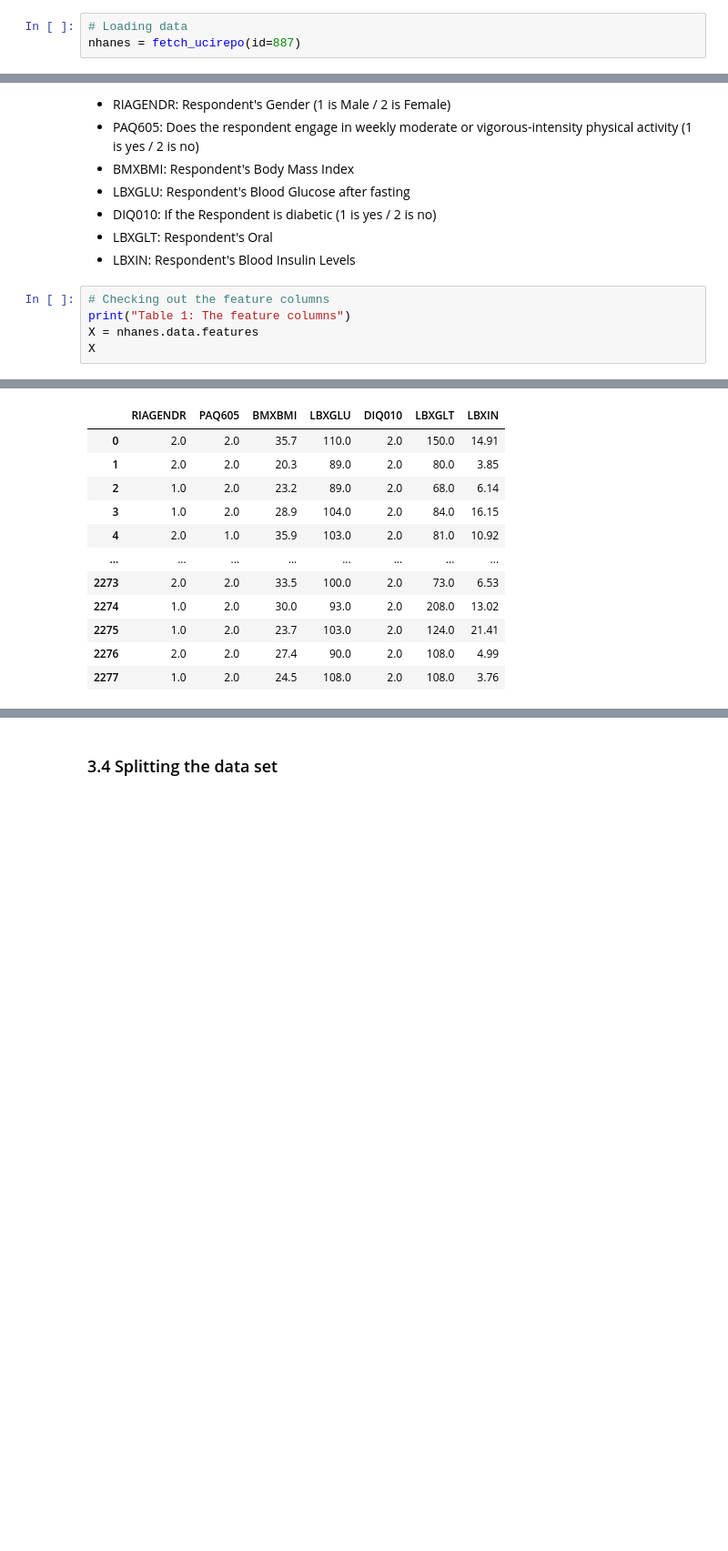
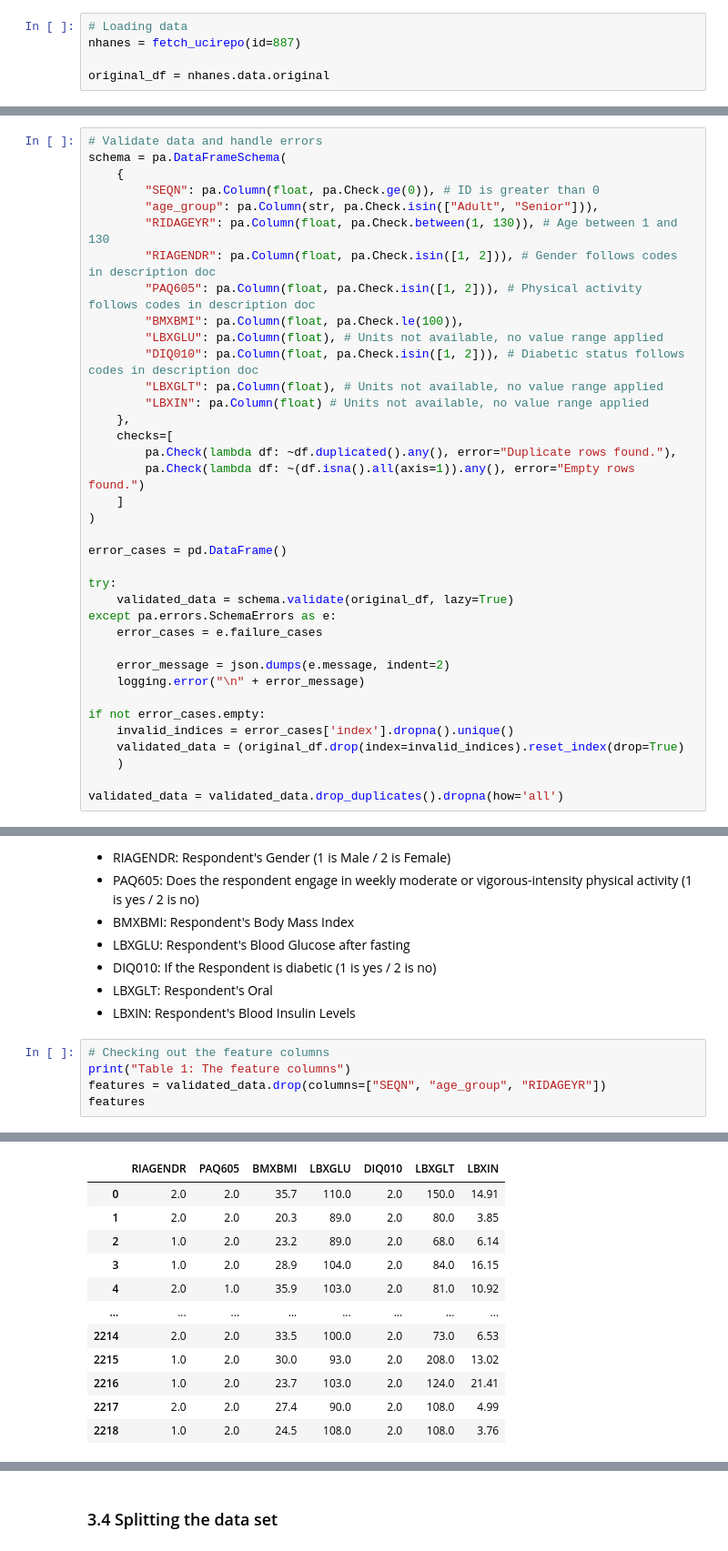
Before and after one commit to UBC-MDS/DSCI522-2425-39-FMJ, a Jupyter notebook: notebooks/age_group_classification.ipynb, the cells around one changed output, grey strips where cells are left out. Shown at 91% size. Drawn from its saved outputs; the diff is of its cells as text; blank space fills up the shorter version.

Commit message:
added validation checks, updated  downstream data cleaning

```diff
--- a/notebooks/age_group_classification.ipynb
+++ b/notebooks/age_group_classification.ipynb
@@ -54,3 +65,5 @@ from sklearn.preprocessing import OneHotEncoder, StandardScaler
 # %%
 # Loading data
 nhanes = fetch_ucirepo(id=887)
+
+original_df = nhanes.data.original
@@ -77,0 +70,37 @@ print(nhanes.variables)
+# %%
+# Validate data and handle errors
+schema = pa.DataFrameSchema(
+    {
+        "SEQN": pa.Column(float, pa.Check.ge(0)), # ID is greater than 0
+        "age_group": pa.Column(str, pa.Check.isin(["Adult", "Senior"])),
+        "RIDAGEYR": pa.Column(float, pa.Check.between(1, 130)), # Age between 1 and 130
+        "RIAGENDR": pa.Column(float, pa.Check.isin([1, 2])), # Gender follows codes in description doc
+        "PAQ605": pa.Column(float, pa.Check.isin([1, 2])), # Physical activity follows codes in description doc
+        "BMXBMI": pa.Column(float, pa.Check.le(100)),
+        "LBXGLU": pa.Column(float), # Units not available, no value range applied
+        "DIQ010": pa.Column(float, pa.Check.isin([1, 2])), # Diabetic status follows codes in description doc
+        "LBXGLT": pa.Column(float), # Units not available, no value range applied
+        "LBXIN": pa.Column(float) # Units not available, no value range applied
+    },
+    checks=[
+        pa.Check(lambda df: ~df.duplicated().any(), error="Duplicate rows found."),
+        pa.Check(lambda df: ~(df.isna().all(axis=1)).any(), error="Empty rows found.")
+    ]
+)
+
+error_cases = pd.DataFrame()
+
+try:
+    validated_data = schema.validate(original_df, lazy=True)
+except pa.errors.SchemaErrors as e:
+    error_cases = e.failure_cases
+
+    error_message = json.dumps(e.message, indent=2)
+    logging.error("\n" + error_message)
+
+if not error_cases.empty:
+    invalid_indices = error_cases['index'].dropna().unique()
+    validated_data = (original_df.drop(index=invalid_indices).reset_index(drop=True)
+    )
+
+validated_data = validated_data.drop_duplicates().dropna(how='all')
@@ -92,19 +147,19 @@ We first renamed the columns of the data set to be more meaningful and easy to u
 # %%
 # Checking out the feature columns
 print("Table 1: The feature columns")
-X = nhanes.data.features
-X
+features = validated_data.drop(columns=["SEQN", "age_group", "RIDAGEYR"])
+features
 # %% [output]
 Table 1: The feature columns
 |  | RIAGENDR | PAQ605 | BMXBMI | LBXGLU | DIQ010 | LBXGLT | LBXIN |
 | 0 | 2.0 | 2.0 | 35.7 | 110.0 | 2.0 | 150.0 | 14.91 |
 | 1 | 2.0 | 2.0 | 20.3 | 89.0 | 2.0 | 80.0 | 3.85 |
 | 2 | 1.0 | 2.0 | 23.2 | 89.0 | 2.0 | 68.0 | 6.14 |
 | 3 | 1.0 | 2.0 | 28.9 | 104.0 | 2.0 | 84.0 | 16.15 |
 | 4 | 2.0 | 1.0 | 35.9 | 103.0 | 2.0 | 81.0 | 10.92 |
 | ... | ... | ... | ... | ... | ... | ... | ... |
-| 2273 | 2.0 | 2.0 | 33.5 | 100.0 | 2.0 | 73.0 | 6.53 |
-| 2274 | 1.0 | 2.0 | 30.0 | 93.0 | 2.0 | 208.0 | 13.02 |
-| 2275 | 1.0 | 2.0 | 23.7 | 103.0 | 2.0 | 124.0 | 21.41 |
-| 2276 | 2.0 | 2.0 | 27.4 | 90.0 | 2.0 | 108.0 | 4.99 |
-| 2277 | 1.0 | 2.0 | 24.5 | 108.0 | 2.0 | 108.0 | 3.76 |
+| 2214 | 2.0 | 2.0 | 33.5 | 100.0 | 2.0 | 73.0 | 6.53 |
+| 2215 | 1.0 | 2.0 | 30.0 | 93.0 | 2.0 | 208.0 | 13.02 |
+| 2216 | 1.0 | 2.0 | 23.7 | 103.0 | 2.0 | 124.0 | 21.41 |
+| 2217 | 2.0 | 2.0 | 27.4 | 90.0 | 2.0 | 108.0 | 4.99 |
+| 2218 | 1.0 | 2.0 | 24.5 | 108.0 | 2.0 | 108.0 | 3.76 |
```
Also changed, not shown: parts of 19 cells of this notebook, 1 other file.
